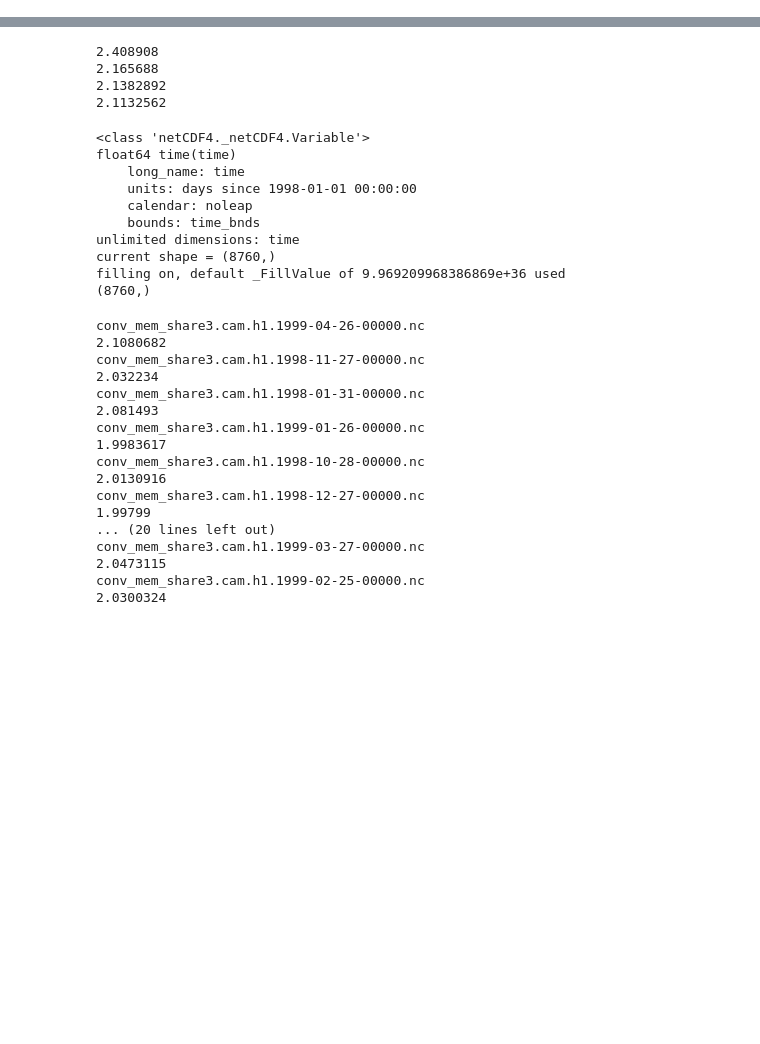
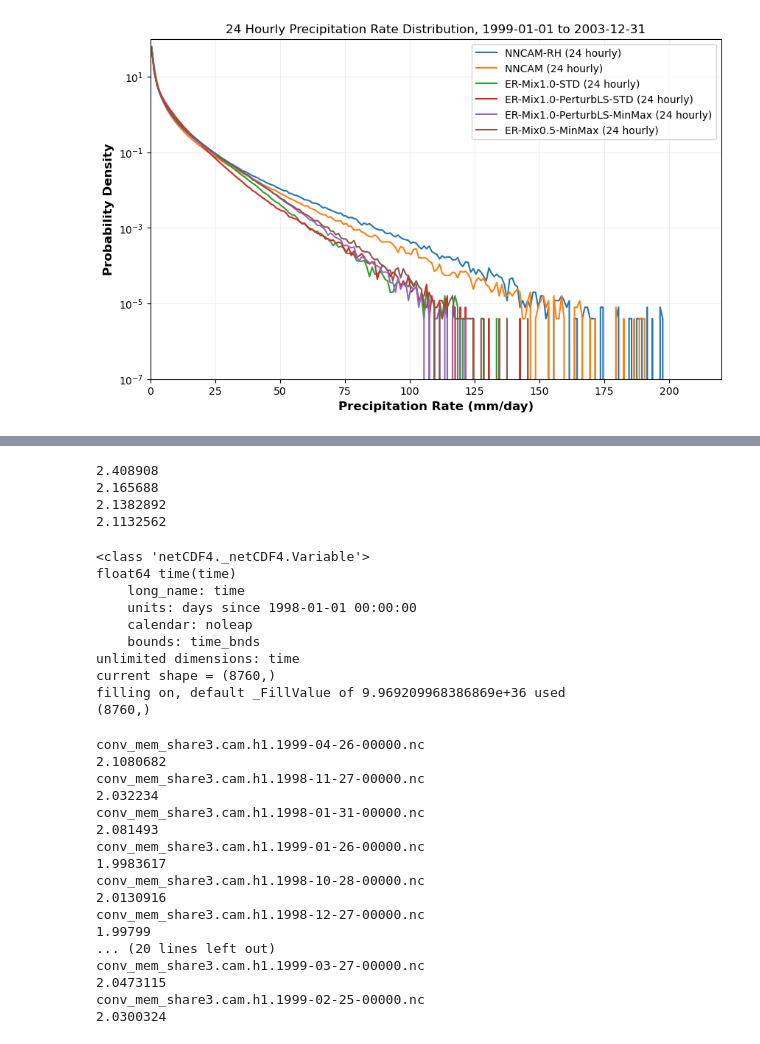
Before and after one commit to chenj209/clima_analysis, a Jupyter notebook: precipitation/precipitation_intensity.ipynb, the cells around one changed output, grey strips where cells are left out. Saved outputs shown, nothing was run; the diff lists cells and outputs as text; code cells hidden in the pictures; blank space fills up the shorter version.

Commit message:
annual precip

```diff
--- a/precipitation/precipitation_intensity.ipynb
+++ b/precipitation/precipitation_intensity.ipynb
@@ -84,0 +89,82 @@ filling on, default _FillValue of 9.969209968386869e+36 used
+# %%
+PLOT_CONFIG = {
+    'xlabel': 'mm/day',
+    'ylabel': 'Probability Density (%)',
+    'title': 'Precipitation 1998 Jan-Mar Bin size: 1mm/day',
+    'ylim': (1e-7, 100),
+    'xlim': (0, 220),
+    'xticks': range(0, 221, 20),
+    'yticks': {
+        'values': [1e-5, 1e-4, 1e-3, 1e-2, 1e-1, 1, 10, 100],
+        'labels': ['$10^{-5}$', '$10^{-4}$', '$10^{-3}$', '$10^{-2}$', '$10^{-1}$', '1', '10', '100']
+    },
+     'figsize': (10, 8),
+    'legend_loc': 'upper right',
+    'legend_fontsize': 12,
+    'label_fontsize': 12,
+    'title_fontsize': 14,
+    'tick_fontsize': 10,
+    'colors': ['black', 'orange', 'orange', 'red', 'red', 'purple', 'purple', 'pink', 'pink']
+}
+# %%
+date_start = '1999-01-01'
+date_end = '2003-12-31'
+# Resample to 6 hourly averages using pandas
+nncamrh_hourly = nncamrh_precip.loc[date_start:date_end].resample('24h').mean(0)
+nncam_hourly = nncam_precip.loc[date_start:date_end].resample('24h').mean(0)
+er_mixfull_std_hourly = er_mixfull_std_precip.loc[date_start:date_end].resample('24h').mean(0)
+er_mixfull_perturbls_std_hourly = er_mixfull_perturbls_std_precip.loc[date_start:date_end].resample('24h').mean(0)
+er_mixfull_perturbls_minmax_hourly = er_mixfull_perturbls_minmax_precip.loc[date_start:date_end].resample('24h').mean(0)
+er_mixhalf_minmax_hourly = er_mixhalf_minmax_precip.loc[date_start:date_end].resample('24h').mean(0)
+
+# Create histogram for hourly data
+plt.figure(figsize=(10, 6))
+hist_nncamrh, bins_nncamrh = np.histogram(nncamrh_hourly, bins=np.linspace(0, PLOT_CONFIG['xlim'][1], PLOT_CONFIG['xlim'][1]+1), density=True)
+hist_nncam, bins_nncam = np.histogram(nncam_hourly, bins=np.linspace(0, PLOT_CONFIG['xlim'][1], PLOT_CONFIG['xlim'][1]+1), density=True)
+hist_er_mixfull_std, bins_er_mixfull_std = np.histogram(er_mixfull_std_hourly, bins=np.linspace(0, PLOT_CONFIG['xlim'][1], PLOT_CONFIG['xlim'][1]+1), density=True)
+hist_er_mixfull_perturbls_std, bins_er_mixfull_perturbls_std = np.histogram(er_mixfull_perturbls_std_hourly, bins=np.linspace(0, PLOT_CONFIG['xlim'][1], PLOT_CONFIG['xlim'][1]+1), density=True)
+hist_er_mixfull_perturbls_minmax, bins_er_mixfull_perturbls_minmax = np.histogram(er_mixfull_perturbls_minmax_hourly, bins=np.linspace(0, PLOT_CONFIG['xlim'][1], PLOT_CONFIG['xlim'][1]+1), density=True)
+hist_er_mixhalf_minmax, bins_er_mixhalf_minmax = np.histogram(er_mixhalf_minmax_hourly, bins=np.linspace(0, PLOT_CONFIG['xlim'][1], PLOT_CONFIG['xlim'][1]+1), density=True)
+plt.clf()  # Clear the histogram plots
+
+bin_centers_nncamrh = (bins_nncamrh[:-1] + bins_nncamrh[1:]) / 2
+bin_centers_nncam = (bins_nncam[:-1] + bins_nncam[1:]) / 2
+bin_centers_er_mixfull_std = (bins_er_mixfull_std[:-1] + bins_er_mixfull_std[1:]) / 2
+bin_centers_er_mixfull_perturbls_std = (bins_er_mixfull_perturbls_std[:-1] + bins_er_mixfull_perturbls_std[1:]) / 2
+bin_centers_er_mixfull_perturbls_minmax = (bins_er_mixfull_perturbls_minmax[:-1] + bins_er_mixfull_perturbls_minmax[1:]) / 2
+bin_centers_er_mixhalf_minmax = (bins_er_mixhalf_minmax[:-1] + bins_er_mixhalf_minmax[1:]) / 2
+
+plt.semilogy(bin_centers_nncamrh, hist_nncamrh*100, label='NNCAM-RH (24 hourly)')
+plt.semilogy(bin_centers_nncam, hist_nncam*100, label='NNCAM (24 hourly)')
+plt.semilogy(bin_centers_er_mixfull_std, hist_er_mixfull_std*100, label='ER-Mix1.0-STD (24 hourly)')
+plt.semilogy(bin_centers_er_mixfull_perturbls_std, hist_er_mixfull_perturbls_std*100, label='ER-Mix1.0-PerturbLS-STD (24 hourly)')
+plt.semilogy(bin_centers_er_mixfull_perturbls_minmax, hist_er_mixfull_perturbls_minmax*100, label='ER-Mix1.0-PerturbLS-MinMax (24 hourly)')
+plt.semilogy(bin_centers_er_mixhalf_minmax, hist_er_mixhalf_minmax*100, label='ER-Mix0.5-MinMax (24 hourly)')
+
+plt.xlabel(PLOT_CONFIG['xlabel'], fontweight='bold', fontsize=PLOT_CONFIG['label_fontsize'])
+plt.ylabel(PLOT_CONFIG['ylabel'], fontweight='bold', fontsize=PLOT_CONFIG['label_fontsize'])
+# plt.title(f"{PLOT_CONFIG['main']['title']} ({'Histogram' , fontweight='bold', fontsize=PLOT_CONFIG['common']['title_fontsize'])
+plt.legend(loc=PLOT_CONFIG['legend_loc'], fontsize=PLOT_CONFIG['legend_fontsize'])
+plt.grid(True, which="both", ls="-", alpha=0.2)
+
+print("Setting plot limits and ticks")
+plt.ylim(*PLOT_CONFIG['ylim'])
+# print(PLOT_CONFIG['xlim'])
+plt.xlim(*PLOT_CONFIG['xlim'])
+
+plt.xticks(PLOT_CONFIG['xticks'], fontsize=PLOT_CONFIG['tick_fontsize'])
+plt.yticks(PLOT_CONFIG['yticks']['values'],
+            PLOT_CONFIG['yticks']['labels'],
+            fontsize=PLOT_CONFIG['tick_fontsize'])
+
+plt.xlabel('Precipitation Rate (mm/day)')
+plt.ylabel('Probability Density')
+plt.title(f'24 Hourly Precipitation Rate Distribution, {date_start} to {date_end}')
+plt.legend()
+# plt.yscale('log')
+# plt.xscale('log')
+plt.xscale('linear')
+plt.yscale('log')
+plt.grid(True, which="both", ls="-", alpha=0.2)
+plt.show()
+# %% [output]
@@ -84,0 +172 @@ filling on, default _FillValue of 9.969209968386869e+36 used
+[figure, added]
```
Also changed, not shown: parts of 19 cells of this notebook.
